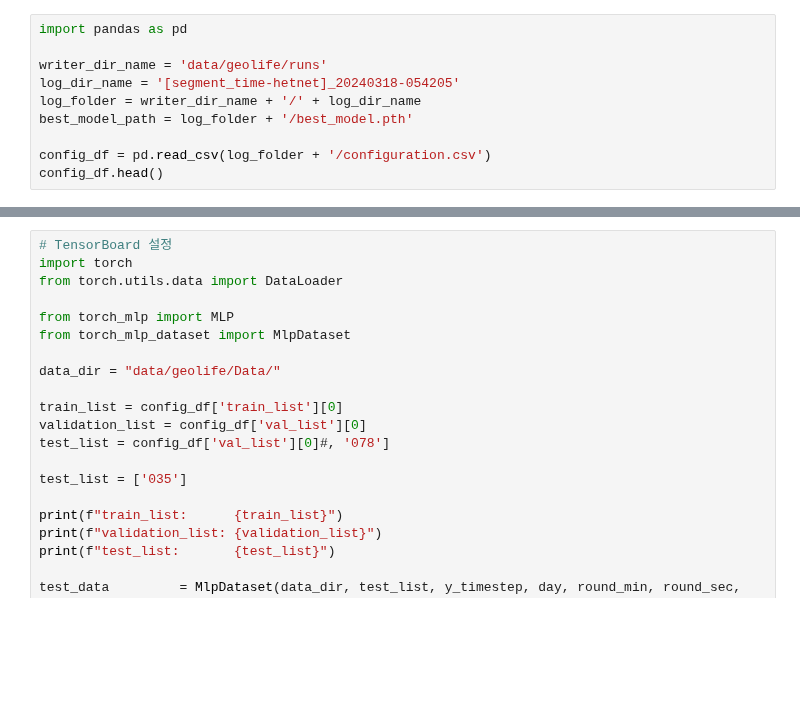
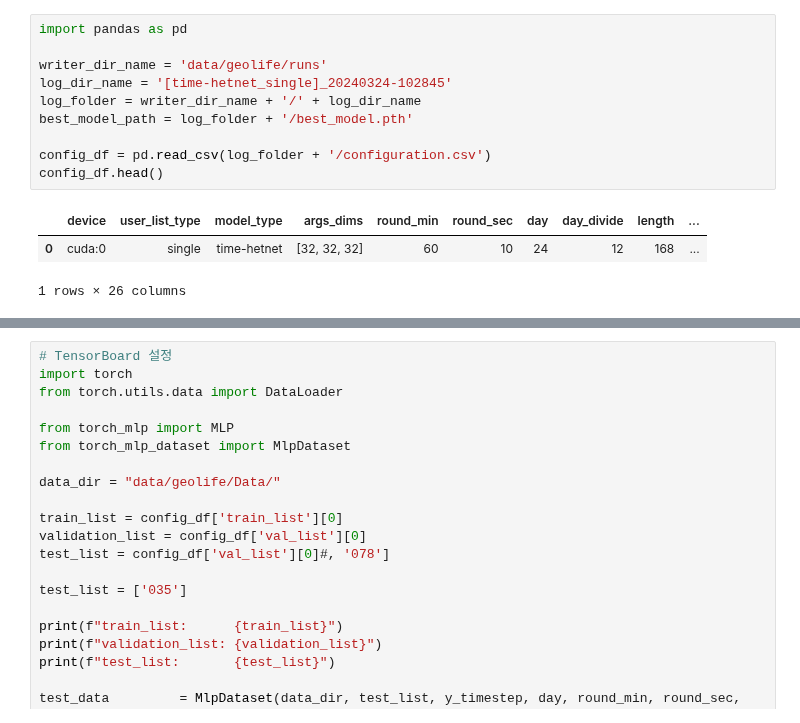
Before and after one commit to shkoma/geolife_timehetnet, a Jupyter notebook: test.ipynb, the cells around one changed output, grey strips where cells are left out. Drawn from its saved outputs; the diff is of its cells as text; blank space fills up the shorter version.

```diff
--- a/test.ipynb
+++ b/test.ipynb
@@ -1,13 +1,17 @@
 # %%
 import pandas as pd
 
 writer_dir_name = 'data/geolife/runs'
-log_dir_name = '[segment_time-hetnet]_20240318-054205'
+log_dir_name = '[time-hetnet_single]_20240324-102845'
 log_folder = writer_dir_name + '/' + log_dir_name
 best_model_path = log_folder + '/best_model.pth'
 
 config_df = pd.read_csv(log_folder + '/configuration.csv')
 config_df.head()
+# %% [output]
+|  | device | user_list_type | model_type | args_dims | round_min | round_sec | day | day_divide | length | ... |
+| 0 | cuda:0 | single | time-hetnet | [32, 32, 32] | 60 | 10 | 24 | 12 | 168 | ... |
+1 rows × 26 columns
 # %%
 model_type = config_df['model_type'][0]
 
```
Also changed, not shown: parts of 2 cells of this notebook, 9 other files.
